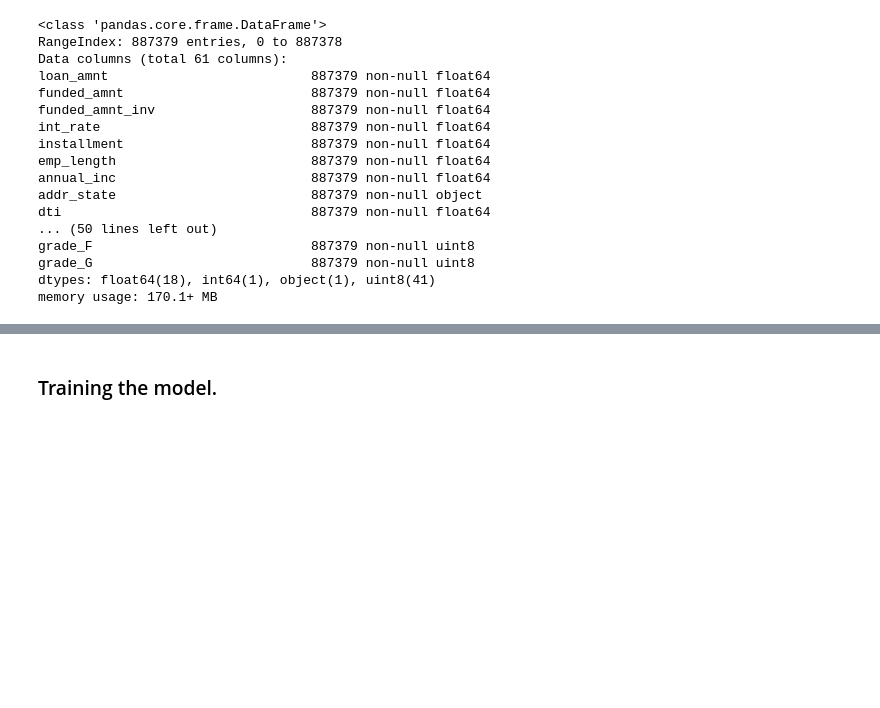
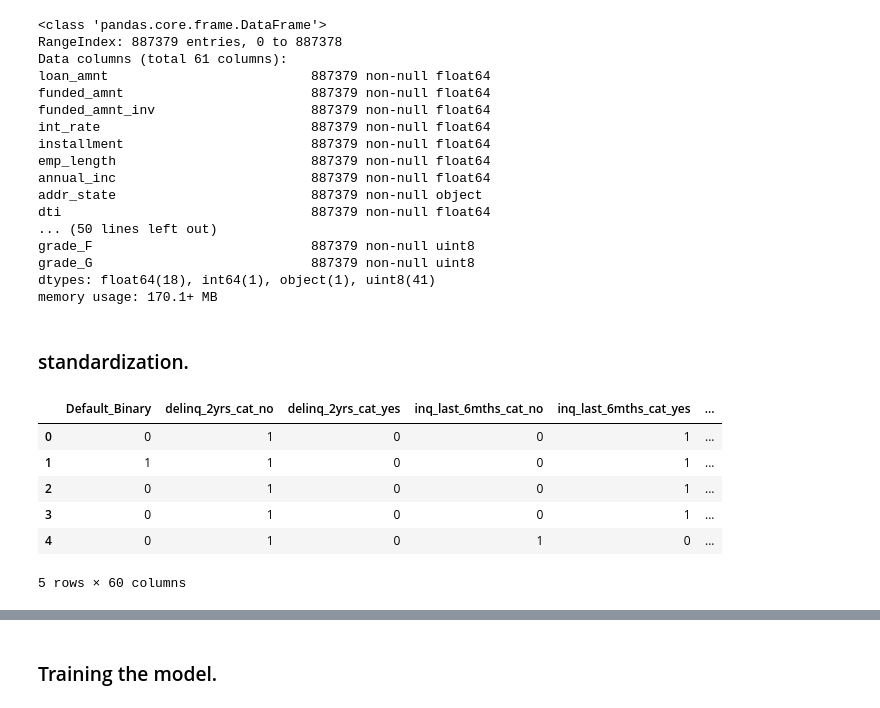
Before and after one commit to sanjogh777/Project1, a Jupyter notebook: Machine Learning/ML Model.ipynb, the cells around one changed output, grey strips where cells are left out. Drawn from its saved outputs; the diff is of its cells as text; code cells hidden in the pictures; blank space fills up the shorter version.

```diff
--- a/Machine Learning/ML Model.ipynb
+++ b/Machine Learning/ML Model.ipynb
@@ -155,3 +155,24 @@ dtypes: float64(18), int64(1), object(1), uint8(41)
 memory usage: 170.1+ MB
 # %%
 final_loan.drop('addr_state', axis = 1, inplace = True)
+# %% [markdown]
+### standardization.
+# %%
+stand = final_loan[['loan_amnt','funded_amnt','funded_amnt_inv','int_rate','installment','emp_length','annual_inc','dti','open_acc','revol_bal','total_acc','out_prncp','out_prncp_inv','total_pymnt','total_pymnt_inv','total_rec_prncp','total_rec_int','last_pymnt_amnt']]
+# %%
+normalized = (stand-stand.mean())/stand.std()
+normalized = np.sqrt(normalized*normalized)
+# %%
+final_loan = final_loan.drop(['loan_amnt','funded_amnt','funded_amnt_inv','int_rate','installment','emp_length','annual_inc','dti','open_acc','revol_bal','total_acc','out_prncp','out_prncp_inv','total_pymnt','total_pymnt_inv','total_rec_prncp','total_rec_int','last_pymnt_amnt'], 1)
+# %%
+final_loan = pd.concat([final_loan, normalized], axis =1)
+# %%
+final_loan.head()
+# %% [output]
+|  | Default_Binary | delinq_2yrs_cat_no | delinq_2yrs_cat_yes | inq_last_6mths_cat_no | inq_last_6mths_cat_yes | ... |
+| 0 | 0 | 1 | 0 | 0 | 1 | ... |
+| 1 | 1 | 1 | 0 | 0 | 1 | ... |
+| 2 | 0 | 1 | 0 | 0 | 1 | ... |
+| 3 | 0 | 1 | 0 | 0 | 1 | ... |
+| 4 | 0 | 1 | 0 | 1 | 0 | ... |
+5 rows × 60 columns
```
Also changed, not shown: parts of 13 cells of this notebook.
